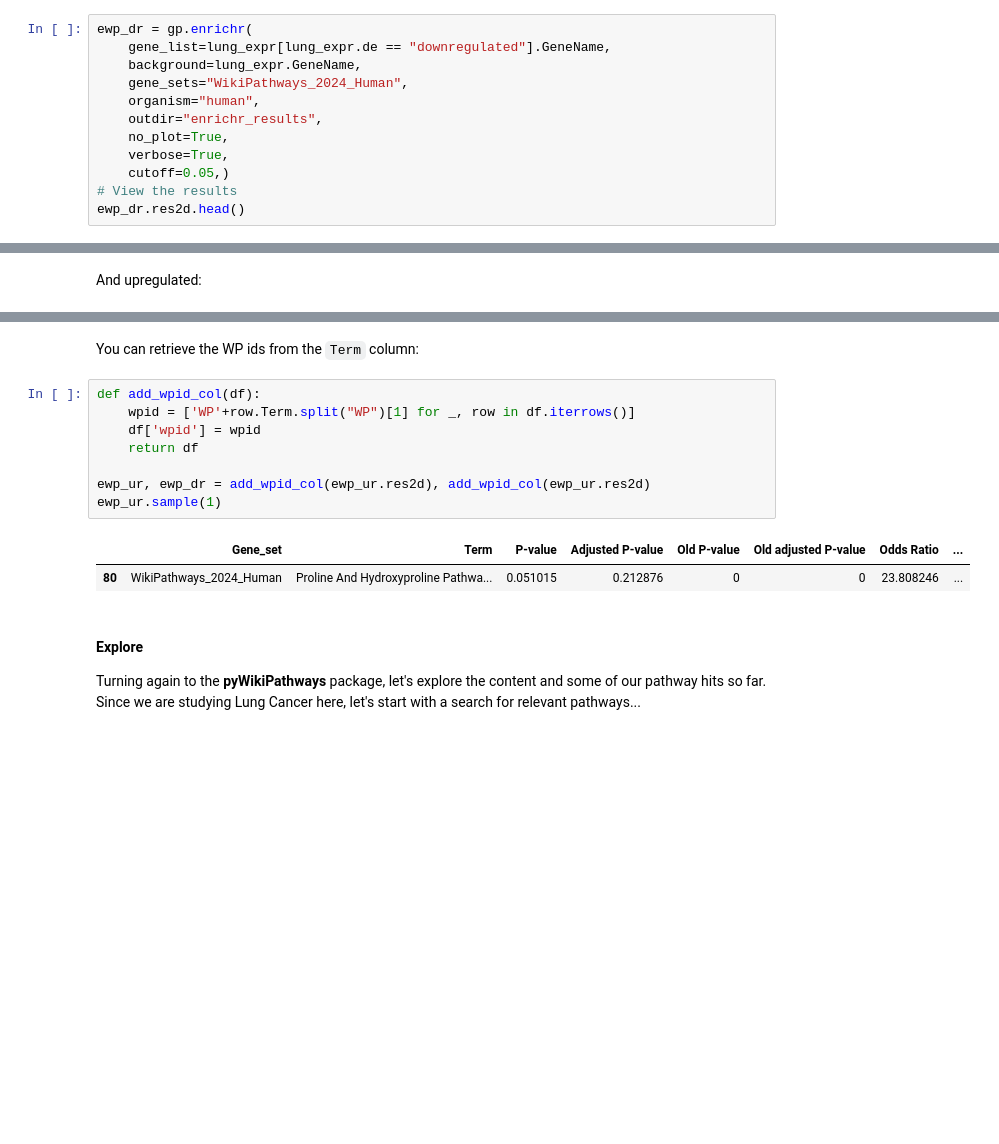
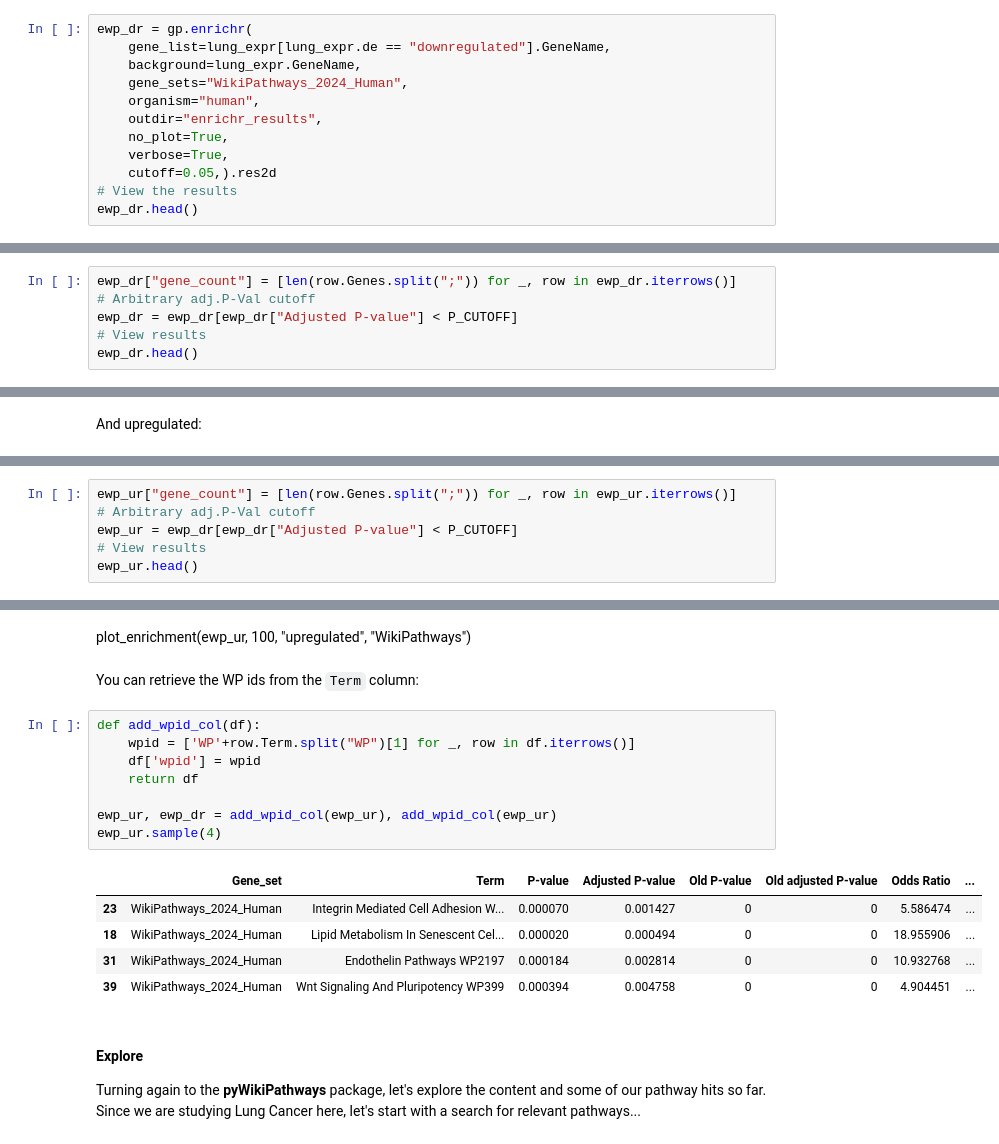
Before and after one commit to jmillanacosta/pyWikiPathways_vignettes, a Jupyter notebook: Pathway-Analysis.ipynb, the cells around one changed output, grey strips where cells are left out. Drawn from its saved outputs; the diff is of its cells as text; blank space fills up the shorter version.

Commit message:
Cleaned and added missing plots

```diff
--- a/Pathway-Analysis.ipynb
+++ b/Pathway-Analysis.ipynb
@@ -426,7 +468,7 @@ ewp_dr = gp.enrichr(
     outdir="enrichr_results",
     no_plot=True,
     verbose=True,
-    cutoff=0.05,)
+    cutoff=0.05,).res2d
 # View the results
-ewp_dr.res2d.head()
+ewp_dr.head()
 # %% [output]
@@ -439,3 +481,9 @@ ewp_dr.res2d.head()
 | 2 | WikiPathways_2024_Human | Focal Adhesion PI3K Akt mTOR Sign... | 1.061677e-07 | 1.734073e-05 | 0 | 0 | 4.312171 | ... |
 | 3 | WikiPathways_2024_Human | Calcium Regulation In Cardiac Cel... | 4.513236e-07 | 4.673232e-05 | 0 | 0 | 5.874933 | ... |
 | 4 | WikiPathways_2024_Human | ADHD And Autism ASD Pathways WP5420 | 5.597242e-07 | 4.673232e-05 | 0 | 0 | 3.724749 | ... |
+# %%
+ewp_dr["gene_count"] = [len(row.Genes.split(";")) for _, row in ewp_dr.iterrows()]
+# Arbitrary adj.P-Val cutoff
+ewp_dr = ewp_dr[ewp_dr["Adjusted P-value"] < P_CUTOFF]
+# View results
+ewp_dr.head()
@@ -464,3 +519,9 @@ ewp_ur.res2d.head()
 | 2 | WikiPathways_2024_Human | Cell Cycle WP179 | 3.449488e-11 | 3.886424e-09 | 0 | 0 | 12.984558 | ... |
 | 3 | WikiPathways_2024_Human | DNA IR Damage And Cellular Respon... | 1.589888e-07 | 1.343455e-05 | 0 | 0 | 12.307298 | ... |
 | 4 | WikiPathways_2024_Human | Regulation Sister Chromatid Sep A... | 2.214646e-07 | 1.497101e-05 | 0 | 0 | 53.459730 | ... |
+# %%
+ewp_ur["gene_count"] = [len(row.Genes.split(";")) for _, row in ewp_ur.iterrows()]
+# Arbitrary adj.P-Val cutoff
+ewp_ur = ewp_dr[ewp_dr["Adjusted P-value"] < P_CUTOFF]
+# View results
+ewp_ur.head()
@@ -467,16 +545,21 @@ ewp_ur.res2d.head()
+# %% [markdown]
+plot_enrichment(ewp_ur, 100, "upregulated", "WikiPathways")
 # %% [markdown]
 You can retrieve the WP ids from the `Term` column:
 # %%
 def add_wpid_col(df):
     wpid = ['WP'+row.Term.split("WP")[1] for _, row in df.iterrows()]
     df['wpid'] = wpid
     return df
 
-ewp_ur, ewp_dr = add_wpid_col(ewp_ur.res2d), add_wpid_col(ewp_ur.res2d)
-ewp_ur.sample(1)
+ewp_ur, ewp_dr = add_wpid_col(ewp_ur), add_wpid_col(ewp_ur)
+ewp_ur.sample(4)
 # %% [output]
 |  | Gene_set | Term | P-value | Adjusted P-value | Old P-value | Old adjusted P-value | Odds Ratio | ... |
-| 80 | WikiPathways_2024_Human | Proline And Hydroxyproline Pathwa... | 0.051015 | 0.212876 | 0 | 0 | 23.808246 | ... |
+| 23 | WikiPathways_2024_Human | Integrin Mediated Cell Adhesion W... | 0.000070 | 0.001427 | 0 | 0 | 5.586474 | ... |
+| 18 | WikiPathways_2024_Human | Lipid Metabolism In Senescent Cel... | 0.000020 | 0.000494 | 0 | 0 | 18.955906 | ... |
+| 31 | WikiPathways_2024_Human | Endothelin Pathways WP2197 | 0.000184 | 0.002814 | 0 | 0 | 10.932768 | ... |
+| 39 | WikiPathways_2024_Human | Wnt Signaling And Pluripotency WP399 | 0.000394 | 0.004758 | 0 | 0 | 4.904451 | ... |
 # %% [markdown]
 #### Explore
 Turning again to the **pyWikiPathways** package, let's explore the content and some of our pathway hits so far. Since we are studying Lung Cancer here, let's start with a search for relevant pathways...
```
Also changed, not shown: parts of 20 cells of this notebook.
